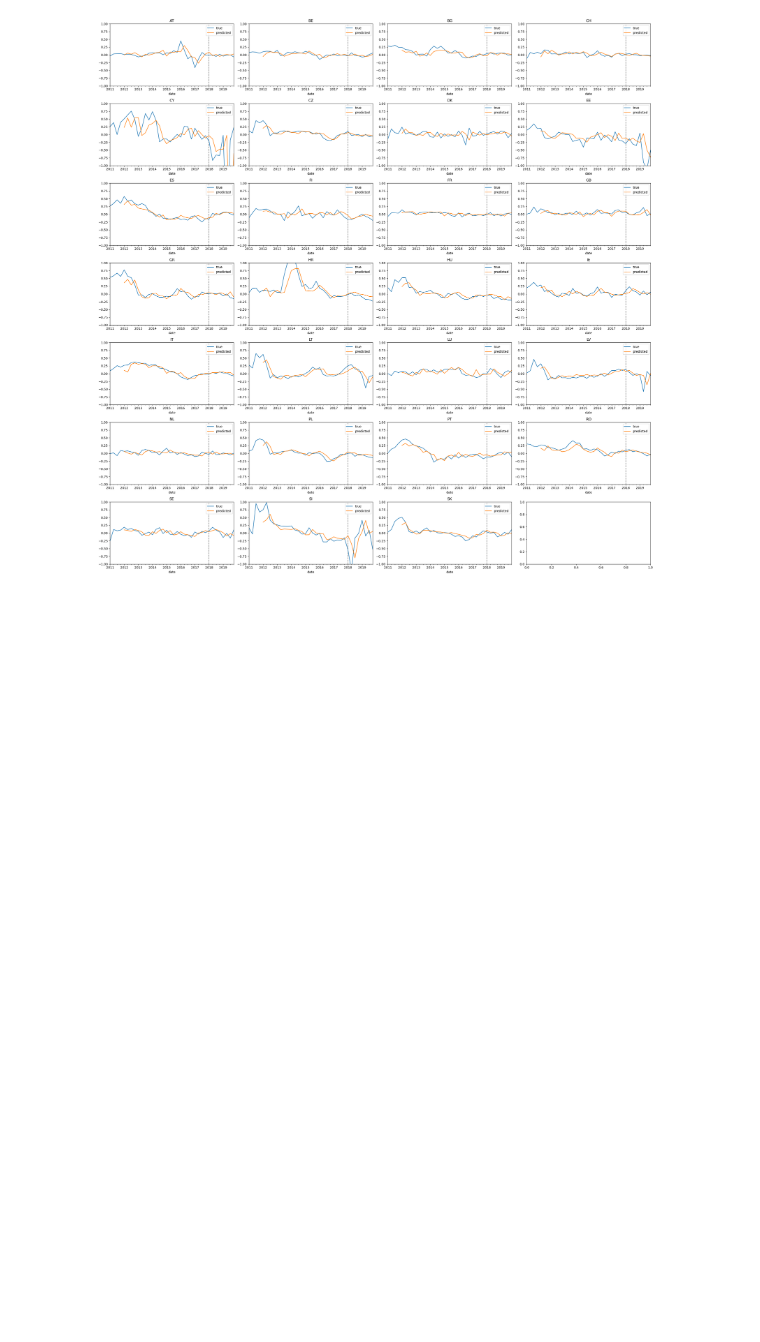
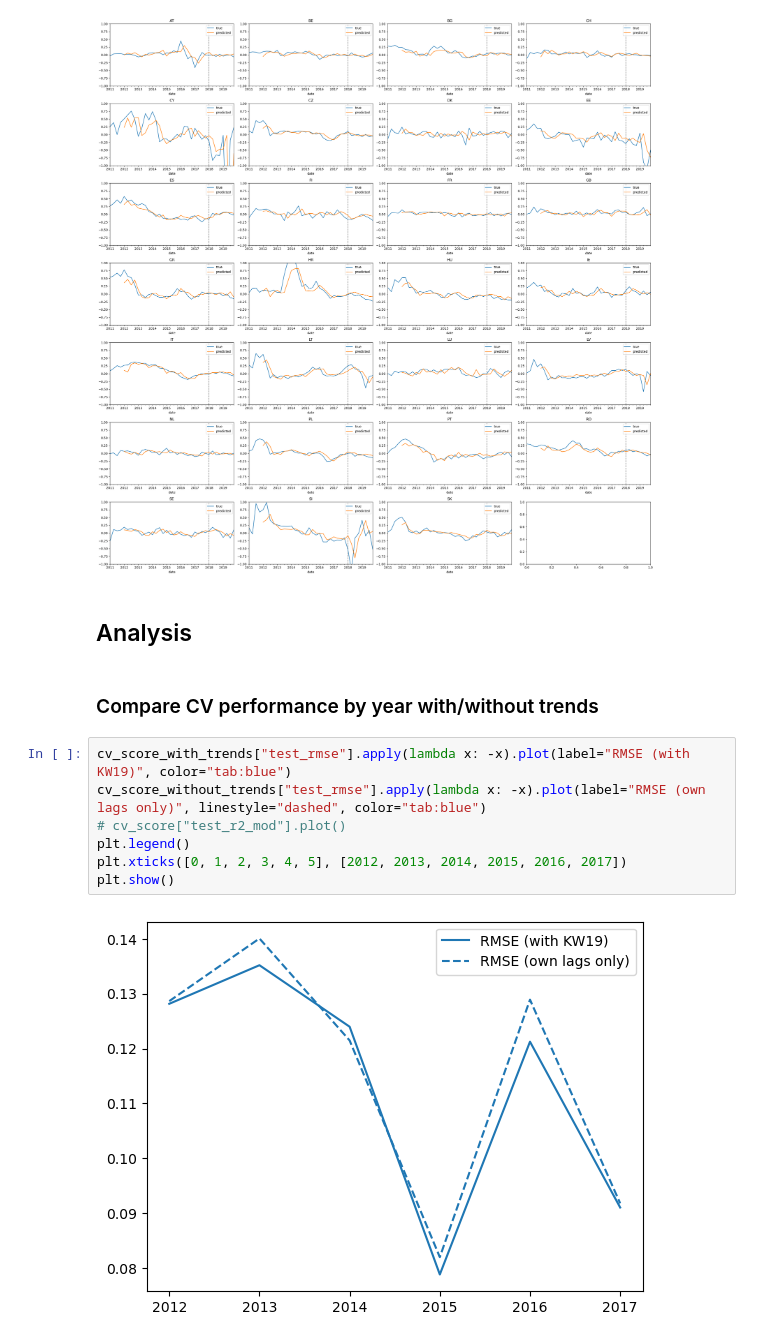
Before and after one commit to bertelsmannstift/eu-migration-forecast, a Jupyter notebook: notebooks/model_ensemble.ipynb, the cells around one changed output. Saved outputs shown, nothing was run; the diff lists cells and outputs as text; blank space fills up the shorter version.

```diff
--- a/notebooks/model_ensemble.ipynb
+++ b/notebooks/model_ensemble.ipynb
@@ -1234,3 +1318,16 @@ fig, axs = eval.plot_prediction(
 plt.show()
 # %% [output]
 [figure]
+# %% [markdown]
+## Analysis
+# %% [markdown]
+### Compare CV performance by year with/without trends
+# %%
+cv_score_with_trends["test_rmse"].apply(lambda x: -x).plot(label="RMSE (with KW19)", color="tab:blue")
+cv_score_without_trends["test_rmse"].apply(lambda x: -x).plot(label="RMSE (own lags only)", linestyle="dashed", color="tab:blue")
+# cv_score["test_r2_mod"].plot()
+plt.legend()
+plt.xticks([0, 1, 2, 3, 4, 5], [2012, 2013, 2014, 2015, 2016, 2017])
+plt.show()
+# %% [output]
+[figure, added]
```
Also changed, not shown: parts of 13 cells of this notebook, 4 other files.
